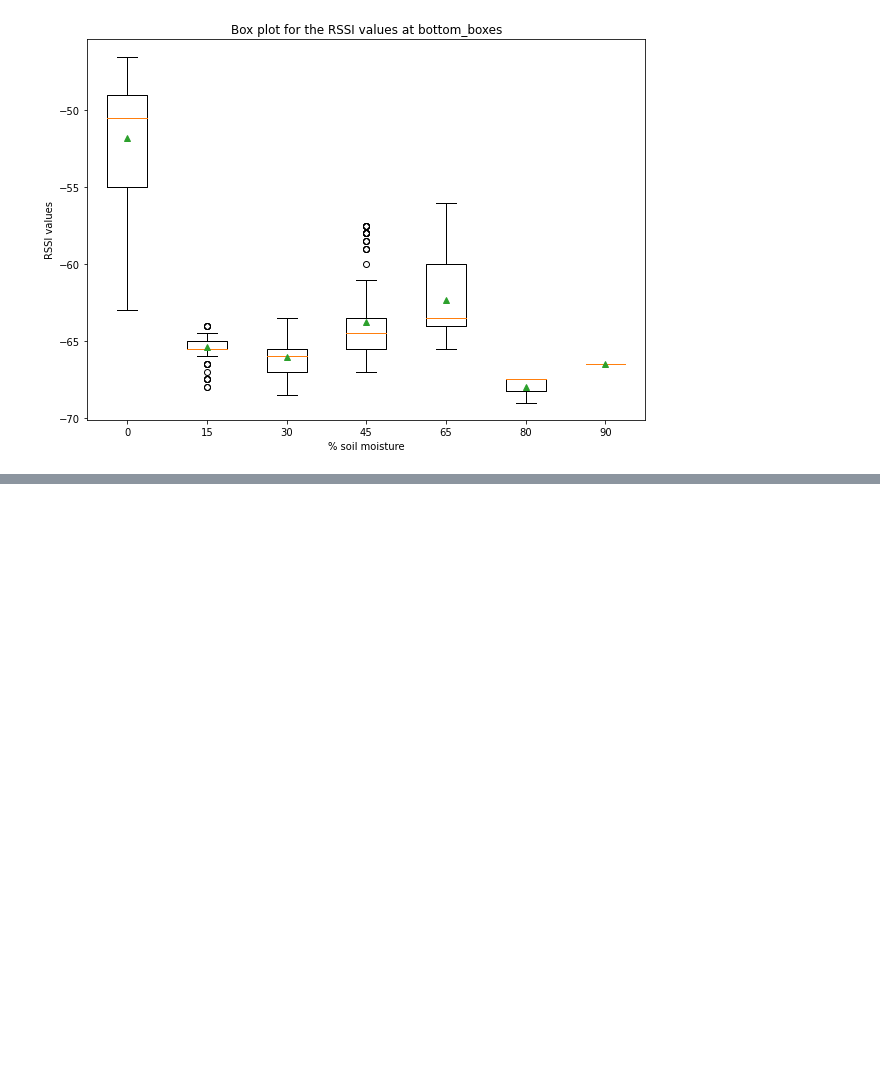
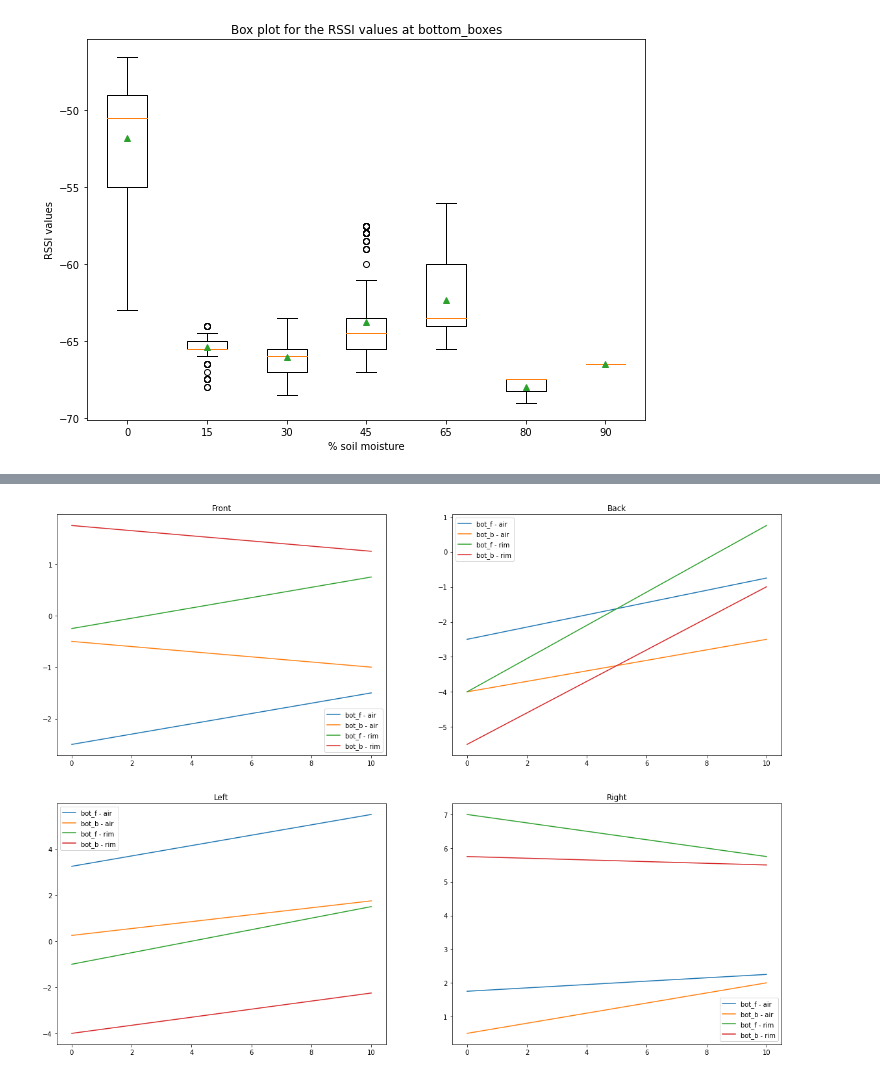
Before and after one commit to Rashmil-1999/smart_garden_rpi, a Jupyter notebook: src/viz.ipynb, the cells around one changed output, grey strips where cells are left out. Saved outputs shown, nothing was run; the diff lists cells and outputs as text; code cells hidden in the pictures; blank space fills up the shorter version.

```diff
--- a/src/viz.ipynb
+++ b/src/viz.ipynb
@@ -604,31 +692,33 @@ for location_ys, location_xs in zip(mrt_rotations_ys, mrt_rotations_xs):
 _, axes = plt.subplots(2, 2, figsize=(20,15))
 
 ij_vals = [
     (0,0),
     (0,1),
     (1,0),
     (1,1),
 ]
 k = 0
 for location_ys, location_xs in zip(mrt_displacement_ys, mrt_displacement_xs):
     diff_collection = []
     i, j = ij_vals[k]
     for loc1, loc2, lab in tag_locs_v2:
         ydiff = []
         x_final = []
         for x in xs_v2:
             if x in location_xs[tag_info_v2[loc1]["EPC-96"]] and x in location_xs[tag_info_v2[loc2]["EPC-96"]]:
                 loc1_idx = location_xs[tag_info_v2[loc1]["EPC-96"]].index(x)
                 loc2_idx = location_xs[tag_info_v2[loc2]["EPC-96"]].index(x)
                 diff = location_ys[tag_info[loc1]["EPC-96"]][loc1_idx] - location_ys[tag_info[loc2]["EPC-96"]][loc2_idx]
                 ydiff.append(diff)
                 x_final.append(x)
         assert len(ydiff) == len(x_final), "Length of y and x not same"
         diff_collection.append((x_final, ydiff, lab))
 
     for diff_values in diff_collection:
         axes[i][j].plot(diff_values[0], diff_values[1], label=diff_values[2])
 
-    axes[i][j].set_title(positions[i])
+    axes[i][j].set_title(positions_v2_disp[k])
     axes[i][j].legend()
     k += 1
+# %% [output]
+[figure, added]
```
Also changed, not shown: parts of 13 cells of this notebook.
